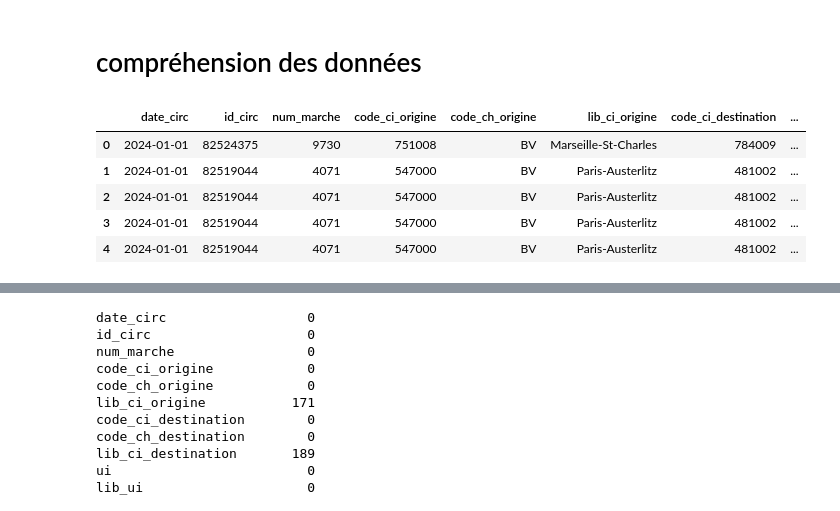
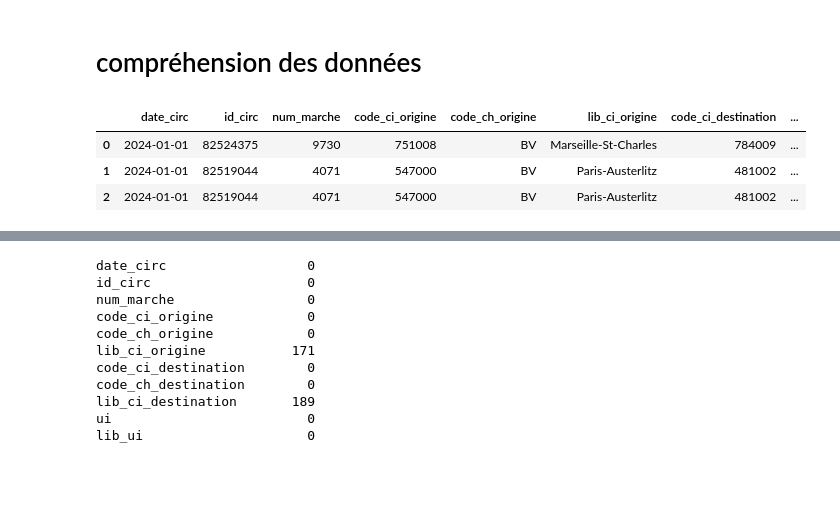
Before and after one commit to Gallien-e/analyse-retard-sncf, a Jupyter notebook: notebooks/1-ingestion.ipynb, the cells around one changed output, grey strips where cells are left out. Saved outputs shown, nothing was run; the diff lists cells and outputs as text; code cells hidden in the pictures; blank space fills up the shorter version.

```diff
--- a/notebooks/1-ingestion.ipynb
+++ b/notebooks/1-ingestion.ipynb
@@ -3,3 +3,6 @@ import numpy as np
 import pandas as pd
 import seaborn as sns
 import matplotlib.pyplot as plt
+
+pd.options.display.max_columns = None # affiche toutes les colonnes lors de l'affichage des DataFrames
+pd.options.display.float_format = '{:.2f}'.format # affiche les nombres à virgule flottante avec 2 décimales
@@ -8,5 +9,38 @@ import matplotlib.pyplot as plt
 # %%
-df_raw = pd.read_csv("../data/1-raw/slo_annuel_2024.csv")
+df_raw = pd.read_csv(
+    "../data/1-raw/slo_annuel_2024.csv",
+    dtype={
+        "id_circ": "string",
+        "num_marche": "string",
+        "code_ci_origine": "string",
+        "code_ch_origine": "string",
+        "lib_ci_origine": "string",
+        "code_ci_destination": "string",
+        "code_ch_destination": "string",
+        "lib_ci_destination": "string",
+        "ui": "string",
+        "lib_ui": "string",
+        "tct": "string",
+        "lib_tct": "string",
+        "rang" : "Int64",
+        "code_ci_jalon": "string",
+        "code_ch_jalon": "string",
+        "lib_ci_jalon": "string",
+        "code_ligne" : "string",
+        "pk": "string",
+        "distance_cumul" : "Int64",
+        "type_horaire": "string",
+        "id_engin": "string",
+        "composition": "string",
+        "mode_traction": "string"
+    },
+    parse_dates=[
+        "date_circ",
+        "dh_the_jalon",
+        "dh_obs_jalon",
+        "dh_est_jalon"
+        ]
+    )
 # %% [markdown]
 # copie
 # %%
@@ -17,12 +51,9 @@ df.shape
 # %% [markdown]
 # compréhension des données
 # %%
-pd.options.display.max_columns = None
-df.head()
+df.head(3)
 # %% [output]
 |  | date_circ | id_circ | num_marche | code_ci_origine | code_ch_origine | lib_ci_origine | code_ci_destination | ... |
 | 0 | 2024-01-01 | 82524375 | 9730 | 751008 | BV | Marseille-St-Charles | 784009 | ... |
 | 1 | 2024-01-01 | 82519044 | 4071 | 547000 | BV | Paris-Austerlitz | 481002 | ... |
 | 2 | 2024-01-01 | 82519044 | 4071 | 547000 | BV | Paris-Austerlitz | 481002 | ... |
-| 3 | 2024-01-01 | 82519044 | 4071 | 547000 | BV | Paris-Austerlitz | 481002 | ... |
-| 4 | 2024-01-01 | 82519044 | 4071 | 547000 | BV | Paris-Austerlitz | 481002 | ... |
```
Also changed, not shown: parts of 53 cells of this notebook.
